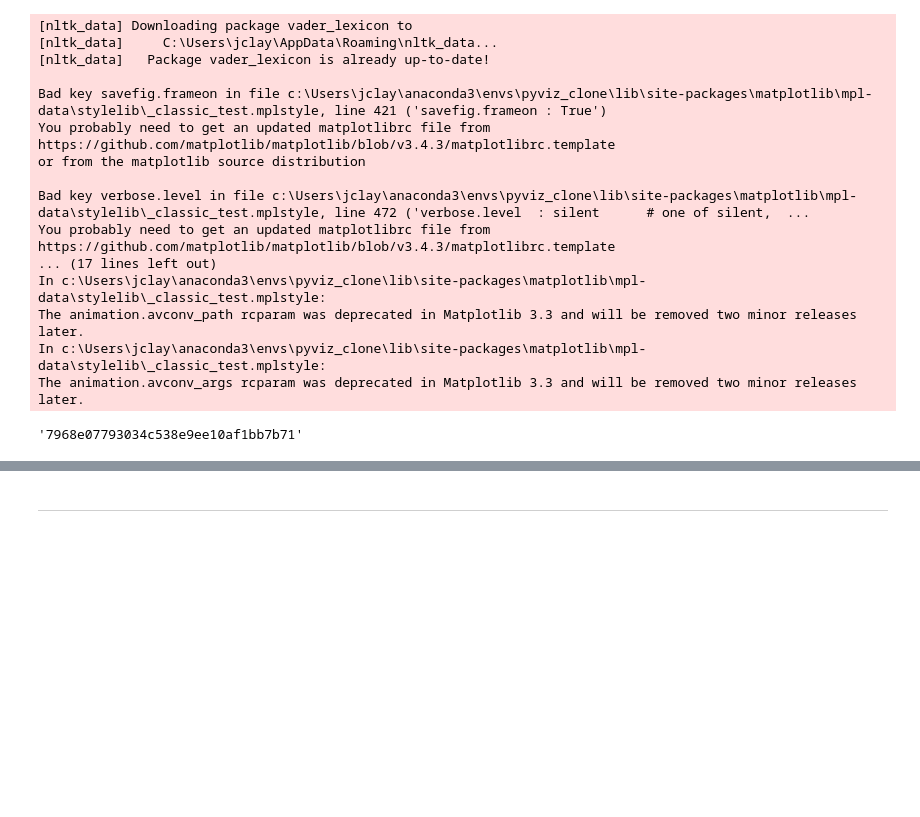
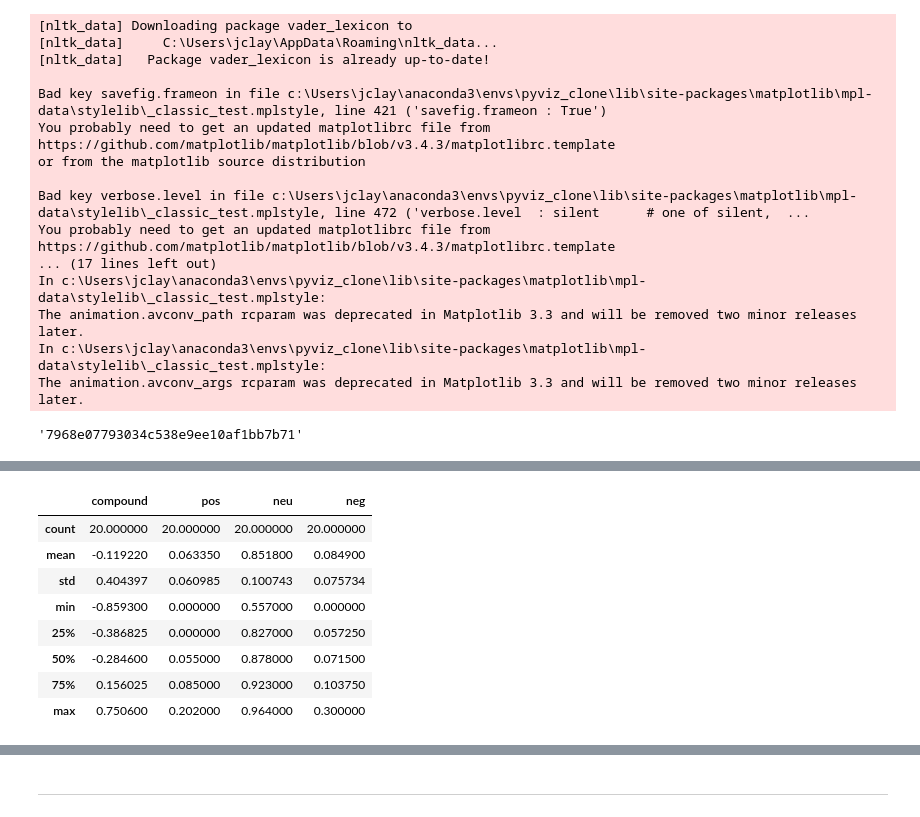
Before and after one commit to majikthise911/NLP_Sentiment_Analysis_BTC-ETH, a Jupyter notebook: Code/crypto_sentiment.ipynb, the cells around one changed output, grey strips where cells are left out. Saved outputs shown, nothing was run; the diff lists cells and outputs as text; code cells hidden in the pictures; blank space fills up the shorter version.

```diff
--- a/Code/crypto_sentiment.ipynb
+++ b/Code/crypto_sentiment.ipynb
@@ -117,4 +124,15 @@ df_eth
 # %%
 # Describe the Bitcoin Sentiment
+df_btc.describe()
+# %% [output]
+|  | compound | pos | neu | neg |
+| count | 20.000000 | 20.000000 | 20.000000 | 20.000000 |
+| mean | -0.119220 | 0.063350 | 0.851800 | 0.084900 |
+| std | 0.404397 | 0.060985 | 0.100743 | 0.075734 |
+| min | -0.859300 | 0.000000 | 0.557000 | 0.000000 |
+| 25% | -0.386825 | 0.000000 | 0.827000 | 0.057250 |
+| 50% | -0.284600 | 0.055000 | 0.878000 | 0.071500 |
+| 75% | 0.156025 | 0.085000 | 0.923000 | 0.103750 |
+| max | 0.750600 | 0.202000 | 0.964000 | 0.300000 |
 # %%
 # Describe the Ethereum Sentiment
```
Also changed, not shown: parts of 29 cells of this notebook, 1 other file.
